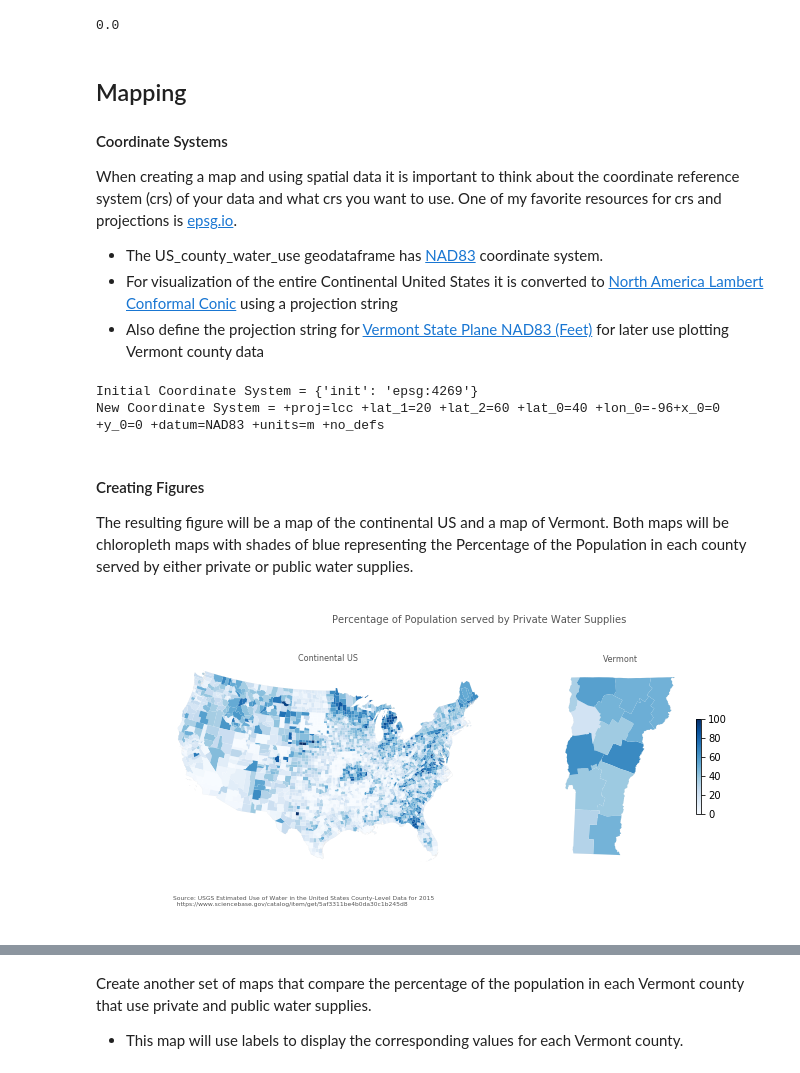
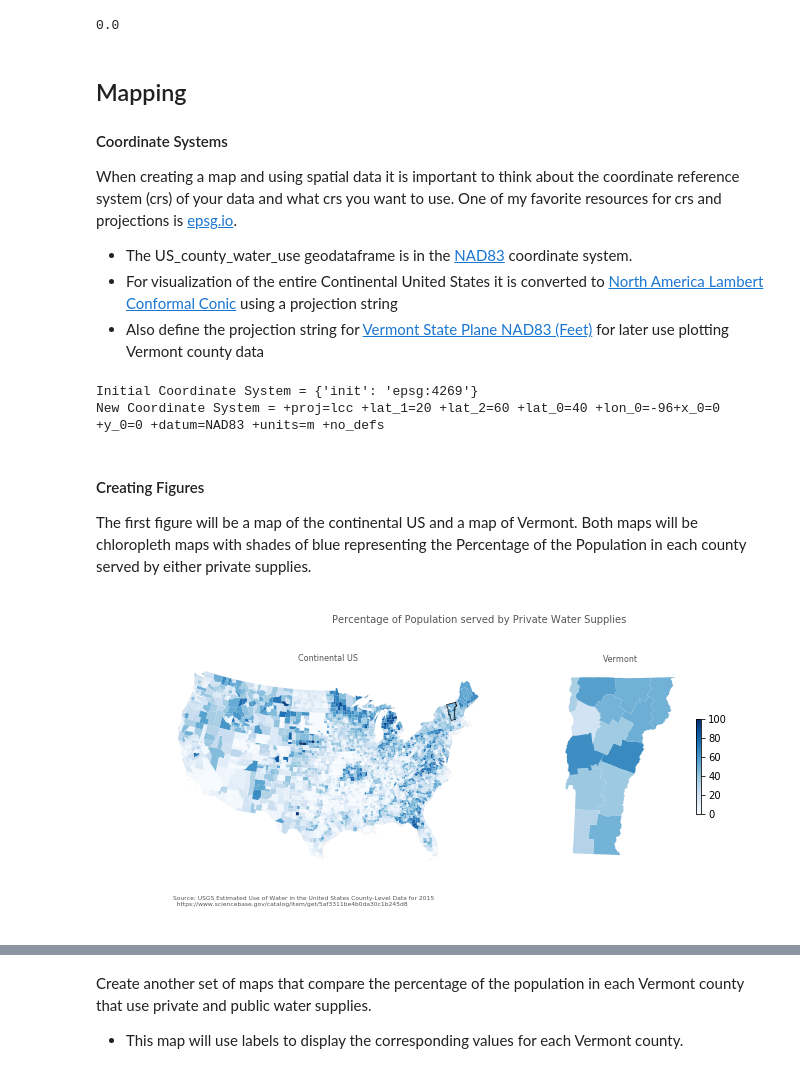
Before and after one commit to CDowey/USWaterUse, a Jupyter notebook: USGS Water Use 2015 by County.ipynb, the cells around one changed output, grey strips where cells are left out. Cells and saved outputs as stored; diff of their text form; code cells hidden in the pictures.

```diff
--- a/USGS Water Use 2015 by County.ipynb
+++ b/USGS Water Use 2015 by County.ipynb
@@ -101,5 +104,5 @@ The 'un-joined' counties are from American Samoa (60), Guam (66), and Commonweal
 # %%
-US_county_water_use = US_county_water_use[~US_county_water_use['COUNTYFIPS'].isnull()]
+US_county_water_use = US_county_water_use[~US_county_water_use['FIPS'].isnull()]
 # %% [markdown]
 #### Water-Use Data
 
@@ -124,22 +127,22 @@ print(sum(round(US_county_water_use['DO-SSPop'] + US_county_water_use['PS-TOPop'
 # %% [output]
 0.0
 # %%
-#Calculate percentage of population served by private water supplies in each county
-US_county_water_use['Per_Private'] = US_county_water_use['DO-SSPop']/US_county_water_use['TP-TotPop']*100
+# Calculate percentage of population served by private water supplies in each county
+US_county_water_use['Per_Private'] = (US_county_water_use['DO-SSPop']/US_county_water_use['TP-TotPop'])*100
 
-#Calculate percentage of population served by public water supplies in each county
-US_county_water_use['Per_Public'] = US_county_water_use['PS-TOPop']/US_county_water_use['TP-TotPop']*100
+# Calculate percentage of population served by public water supplies in each county
+US_county_water_use['Per_Public'] = (US_county_water_use['PS-TOPop']/US_county_water_use['TP-TotPop'])*100
 
-#Update dictionary
-water_use_dict['Per_Private'] = '[Percentage of Population served by private water supplies]'
-water_use_dict['Per_Public'] = '[Percentage of Population served by public water supplies]'
+# Update dictionary with new column abbreviations and descriptions
+water_use_dict['Per_Private'] = "['Percentage of Population served by private water supplies']"
+water_use_dict['Per_Public'] = "['Percentage of Population served by public water supplies']"
 # %% [markdown]
 ## Mapping
 #### Coordinate Systems
 When creating a map and using spatial data it is important to think about the coordinate reference system (crs) of your data and what crs you want to use.
 One of my favorite resources for crs and projections is [epsg.io](http://epsg.io).
 
-- The US_county_water_use geodataframe has [NAD83](http://epsg.io/4269) coordinate system.
+- The US_county_water_use geodataframe is in the [NAD83](http://epsg.io/4269) coordinate system.
 - For visualization of the entire Continental United States it is converted to [North America Lambert Conformal Conic](https://epsg.io/102009) using a projection string
 - Also define the projection string for [Vermont State Plane NAD83 (Feet)](https://epsg.io/102745) for later use plotting Vermont county data
 # %%
@@ -159,14 +162,24 @@ Initial Coordinate System = {'init': 'epsg:4269'}
 New Coordinate System = +proj=lcc +lat_1=20 +lat_2=60 +lat_0=40 +lon_0=-96+x_0=0 +y_0=0 +datum=NAD83 +units=m +no_defs
 # %% [markdown]
 #### Creating Figures
-The resulting figure will be a map of the continental US and a map of Vermont. Both maps will be chloropleth maps with shades of blue representing the Percentage of the Population in each county served by either private or public water supplies.
+The first figure will be a map of the continental US and a map of Vermont. Both maps will be chloropleth maps with shades of blue representing the Percentage of the Population in each county served by either private supplies.
 # %%
 #Remove Alaska, Hawaii, Puerto Rico, and US Virgin Islands
 remove_regions = ['02', '15', '72', '78']
 US_county_water_use = US_county_water_use.loc[~(US_county_water_use['STATEFP'].isin(remove_regions))]
 
 # Filter for Vermont counties
-Vermont_water_use_2015 = US_county_water_use[US_county_water_use['STATE'] == 'VT']
+Vermont_water_use_2015 = US_county_water_use.loc[US_county_water_use['STATE'] == 'VT'].copy()
+# %%
+# Setup outlines for Continental US and Vermont
+# Dissolve geodataframe to single geometry called Con_US_Outline
+US_county_water_use['Dissolve'] = 1
+Con_US_Outline = US_county_water_use.dissolve('Dissolve')
+
+# Dissolve Vermont geodataframe to single geometry in the two crs's
+Vermont_water_use_2015['Dissolve'] = 1
+VT_NALCC = Vermont_water_use_2015.dissolve('Dissolve')
+VT = VT_NALCC.to_crs(VT_SP_NAD83_Feet_proj_str).copy()
 # %%
 # Create Figure and subplots
 plt.rcParams['figure.figsize'] = 10, 5
@@ -183,39 +196,35 @@ vmin, vmax = 0, 100     #These values set the max and min of the color ramp and
 US_county_water_use.plot(column = 'Per_Private', ax = ax1, cmap = 'Blues', linewidth = 0, vmin = vmin, vmax = vmax)
 
 # Plot outline of Continental US
-# Dissolve geodataframe to single geometry called Con_US_Outline
-US_county_water_use['Dissolve'] = 1
-Con_US_Outline = US_county_water_use.dissolve('Dissolve')
-# Plot outline
 Con_US_Outline.plot(ax = ax1, facecolor="none", edgecolor = '#bfbfbf', linewidth = 0.05)
+# Plot VT outline
+VT_NALCC.plot(ax = ax1, facecolor="none", edgecolor = '#000000', linewidth = .65)
 
 # Plot Chloropleth map of water use by county for vermont on ax2
 # Reproject Vermont geometry to Vermont State Plane 1983 Feet
 Vermont_water_use_2015 = Vermont_water_use_2015.to_crs(VT_SP_NAD83_Feet_proj_str)
-Vermont_water_use_2015['Dissolve'] = 1
-VT = Vermont_water_use_2015.dissolve('Dissolve')
 
 # Plot Vermont chloropleth and Vermont state outline on ax2
 Vermont_water_use_2015.plot(column = 'Per_Private', ax = ax2, cmap = 'Blues', linewidth = 0, vmin = vmin, vmax = vmax)
 VT.plot(ax = ax2, facecolor = 'none', edgecolor = '#bfbfbf', linewidth = 0.05)
 
 #remove axis
 ax1.axis('off')
 ax2.axis('off')
 #Add annotation
 ax1.set_title('Continental US', fontdict={'fontsize': '7', 'fontweight' : '1'},  color='#555555', pad = 0.5, fontsize=8)
 ax2.set_title('Vermont', fontdict={'fontsize': '7', 'fontweight' : '1'},  color='#555555', fontsize=8)
 ax1.annotate('Source: USGS Estimated Use of Water in the United States County-Level Data for 2015\n  '
              'https://www.sciencebase.gov/catalog/item/get/5af3311be4b0da30c1b245d8', xy=(0.12, 0.10),
              xycoords='figure fraction', horizontalalignment='left', verticalalignment='top', fontsize=6, color='#555555')
 ax1.annotate('Percentage of Population served by Private Water Supplies', xy=(0.6, 0.95),
              xycoords='figure fraction', horizontalalignment='center', verticalalignment='top', fontsize=10, color='#555555')
 
 # Create colorbar
 sm = plt.cm.ScalarMappable(cmap='Blues', norm=plt.Normalize(vmin=vmin, vmax=vmax))
 # empty array for the data range
 sm._A = []
 # add the colorbar to the figure
 cbar = fig.colorbar(sm, orientation = 'vertical', shrink = 0.35, pad = 0.1)
 # %% [output]
-[figure, old version]
+[figure, new version]
```
Also changed, not shown: parts of 12 cells of this notebook.
